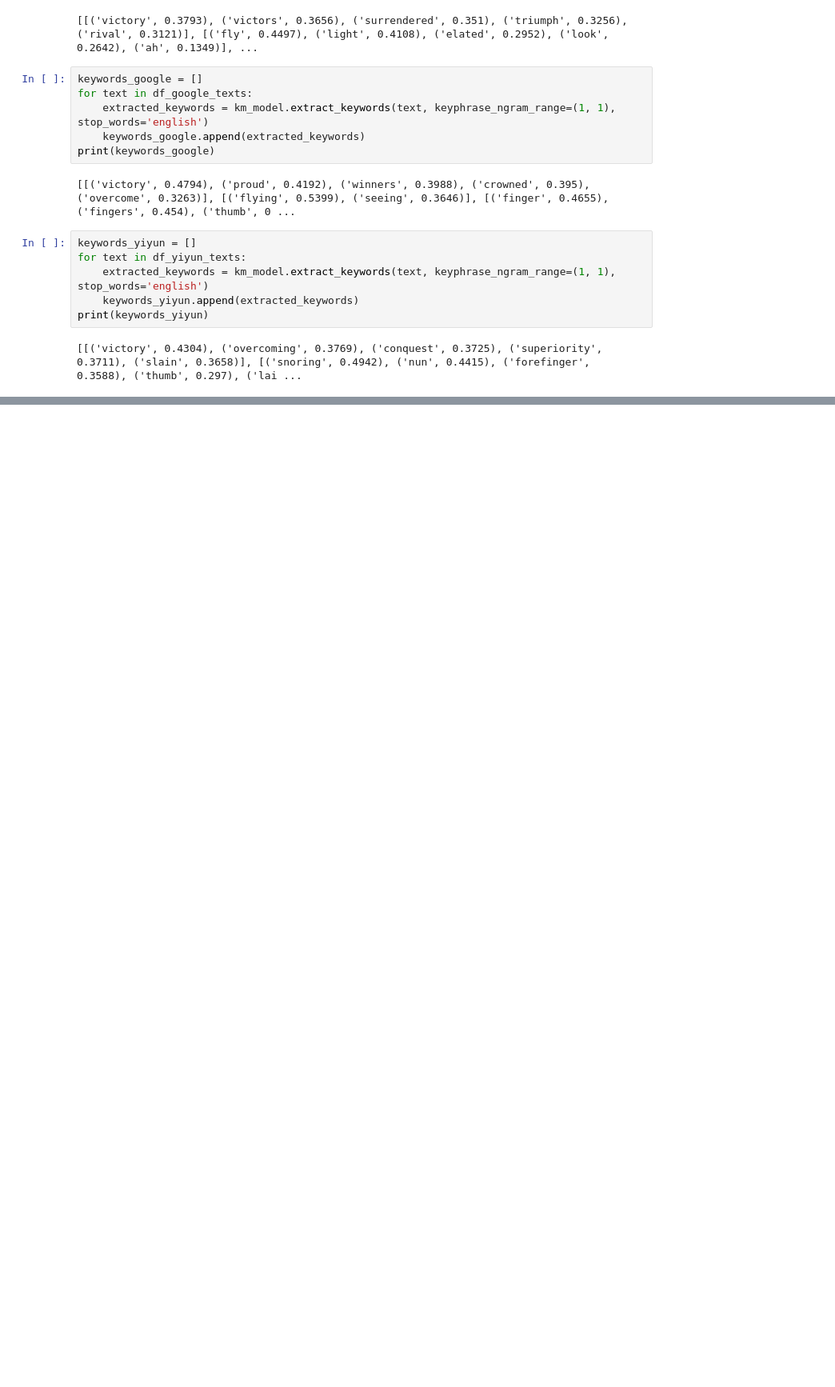
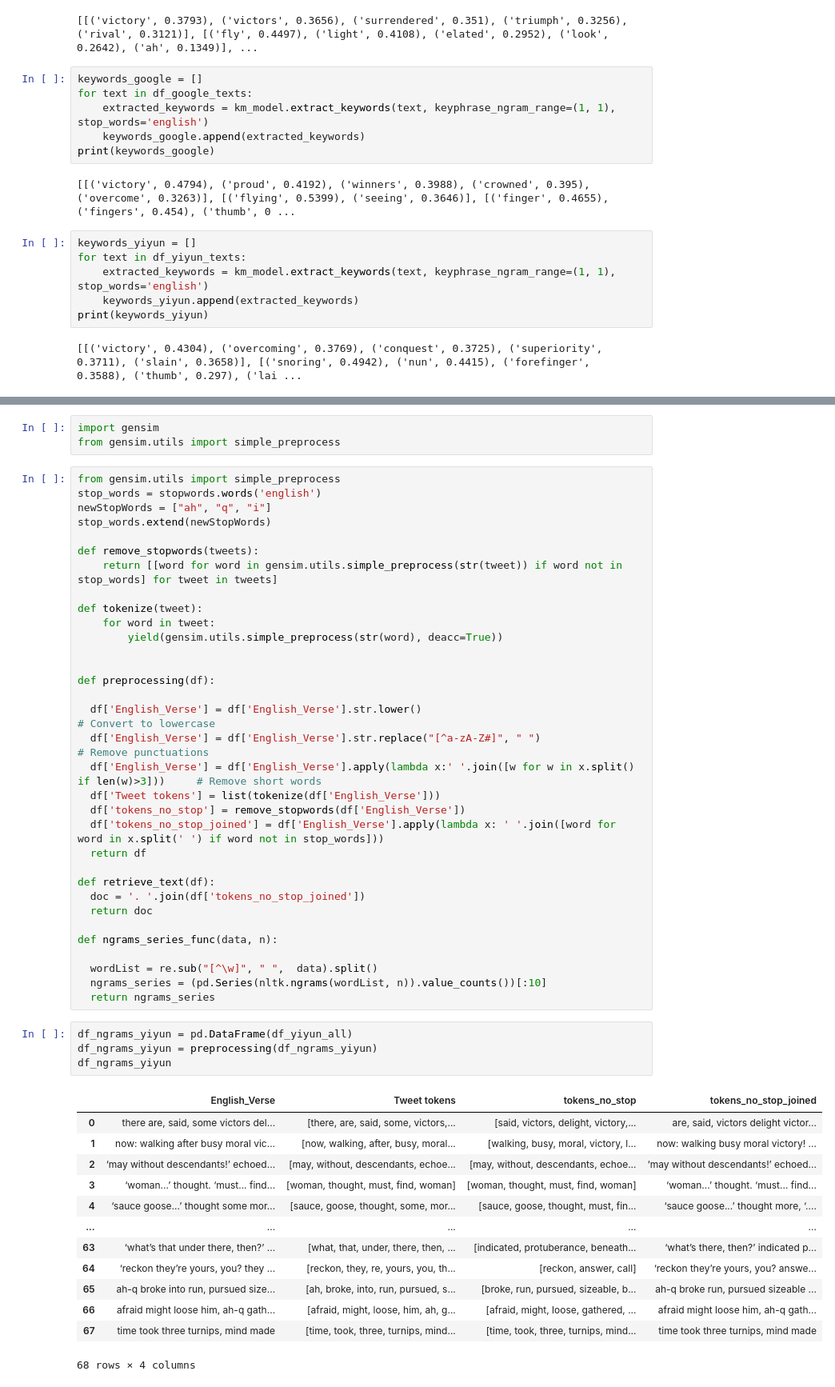
Before and after one commit to sydney-machine-learning/translationanalysis-Mandarin, a Jupyter notebook: jupyter_notebook/semantic_analysis.ipynb, the cells around one changed output, grey strips where cells are left out. Shown at 80% size. Drawn from its saved outputs; the diff is of its cells as text; blank space fills up the shorter version.

```diff
--- a/jupyter_notebook/semantic_analysis.ipynb
+++ b/jupyter_notebook/semantic_analysis.ipynb
@@ -294,0 +215,54 @@ plt.show()
+# %%
+import gensim
+from gensim.utils import simple_preprocess
+# %%
+from gensim.utils import simple_preprocess
+stop_words = stopwords.words('english')
+newStopWords = ["ah", "q", "i"]
+stop_words.extend(newStopWords)
+
+def remove_stopwords(tweets):
+    return [[word for word in gensim.utils.simple_preprocess(str(tweet)) if word not in stop_words] for tweet in tweets]
+
+def tokenize(tweet):
+    for word in tweet:
+        yield(gensim.utils.simple_preprocess(str(word), deacc=True))
+
+
+def preprocessing(df):
+
+  df['English_Verse'] = df['English_Verse'].str.lower()                                                      # Convert to lowercase
+  df['English_Verse'] = df['English_Verse'].str.replace("[^a-zA-Z#]", " ")                                   # Remove punctuations
+  df['English_Verse'] = df['English_Verse'].apply(lambda x:' '.join([w for w in x.split() if len(w)>3]))     # Remove short words
+  df['Tweet tokens'] = list(tokenize(df['English_Verse']))
+  df['tokens_no_stop'] = remove_stopwords(df['English_Verse'])
+  df['tokens_no_stop_joined'] = df['English_Verse'].apply(lambda x: ' '.join([word for word in x.split(' ') if word not in stop_words]))
+  return df
+
+def retrieve_text(df):
+  doc = '. '.join(df['tokens_no_stop_joined'])
+  return doc
+
+def ngrams_series_func(data, n):
+
+  wordList = re.sub("[^\w]", " ",  data).split()
+  ngrams_series = (pd.Series(nltk.ngrams(wordList, n)).value_counts())[:10]
+  return ngrams_series
+# %%
+df_ngrams_yiyun = pd.DataFrame(df_yiyun_all)
+df_ngrams_yiyun = preprocessing(df_ngrams_yiyun)
+df_ngrams_yiyun
+# %% [output]
+|  | English_Verse | Tweet tokens | tokens_no_stop | tokens_no_stop_joined |
+| 0 | there are, said, some victors del... | [there, are, said, some, victors,... | [said, victors, delight, victory,... | are, said, victors delight victor... |
+| 1 | now: walking after busy moral vic... | [now, walking, after, busy, moral... | [walking, busy, moral, victory, l... | now: walking busy moral victory! ... |
+| 2 | ‘may without descendants!’ echoed... | [may, without, descendants, echoe... | [may, without, descendants, echoe... | ‘may without descendants!’ echoed... |
+| 3 | ‘woman...’ thought. ‘must... find... | [woman, thought, must, find, woman] | [woman, thought, must, find, woman] | ‘woman...’ thought. ‘must... find... |
+| 4 | ‘sauce goose...’ thought some mor... | [sauce, goose, thought, some, mor... | [sauce, goose, thought, must, fin... | ‘sauce goose...’ thought more, ‘.... |
+| ... | ... | ... | ... | ... |
+| 63 | ‘what’s that under there, then?’ ... | [what, that, under, there, then, ... | [indicated, protuberance, beneath... | ‘what’s there, then?’ indicated p... |
+| 64 | ‘reckon they’re yours, you? they ... | [reckon, they, re, yours, you, th... | [reckon, answer, call] | ‘reckon they’re yours, you? answe... |
+| 65 | ah-q broke into run, pursued size... | [ah, broke, into, run, pursued, s... | [broke, run, pursued, sizeable, b... | ah-q broke run, pursued sizeable ... |
+| 66 | afraid might loose him, ah-q gath... | [afraid, might, loose, him, ah, g... | [afraid, might, loose, gathered, ... | afraid might loose him, ah-q gath... |
+| 67 | time took three turnips, mind made | [time, took, three, turnips, mind... | [time, took, three, turnips, mind... | time took three turnips, mind made |
+68 rows × 4 columns
```
Also changed, not shown: parts of 7 cells of this notebook.
